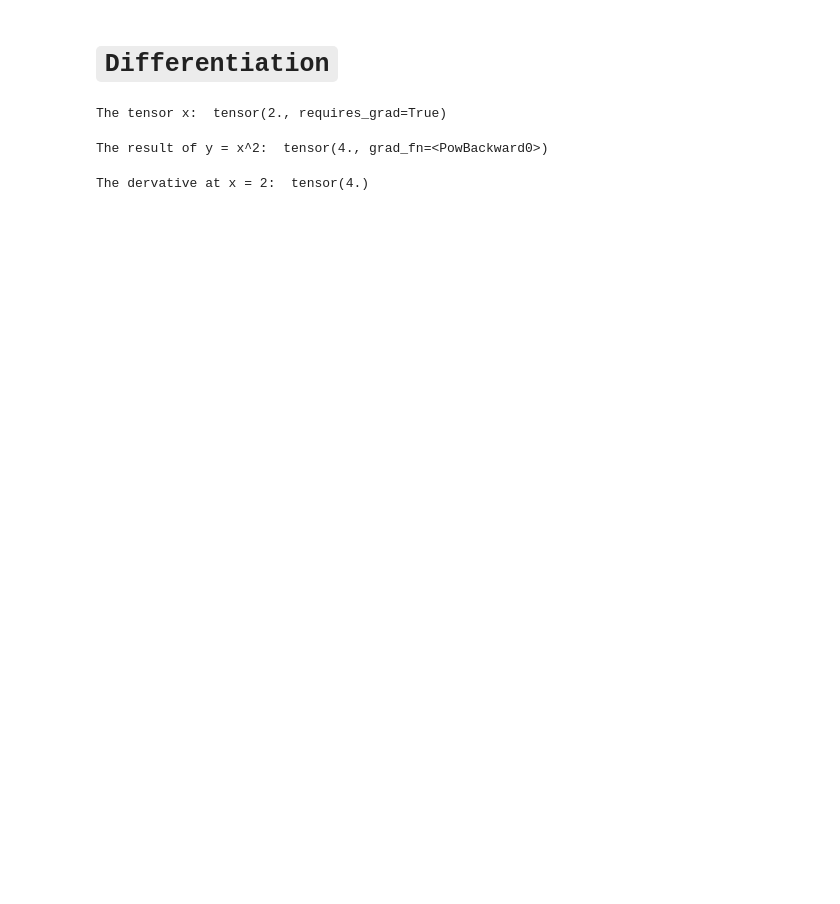
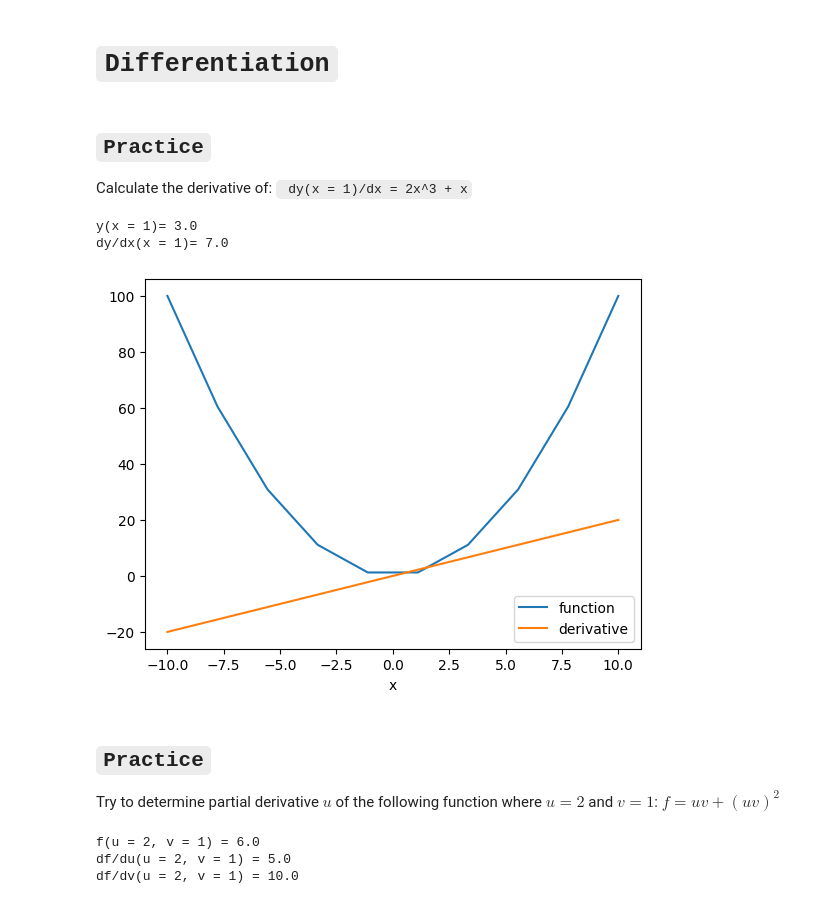
Before and after one commit to tauantorres/deep-neural-networks-with-pytorch, a Jupyter notebook: semana-1-pt-3.ipynb, the cells around one changed output. Saved outputs shown, nothing was run; the diff lists cells and outputs as text; code cells hidden in the pictures; blank space fills up the shorter version.

```diff
--- a/semana-1-pt-3.ipynb
+++ b/semana-1-pt-3.ipynb
@@ -5,24 +5,50 @@
 
 import torch
 import matplotlib.pylab as plt
-# %%
-# Create a tensor x
-
-x = torch.tensor(2.0, requires_grad = True)
-print("The tensor x: ", x)
-# %% [output]
-The tensor x:  tensor(2., requires_grad=True)
-# %%
-# Create a tensor y according to y = x^2
-
-y = x ** 2
-print("The result of y = x^2: ", y)
-# %% [output]
-The result of y = x^2:  tensor(4., grad_fn=<PowBackward0>)
-# %%
-# Take the derivative. Try to print out the derivative at the value x = 2
-
-y.backward()
-print("The dervative at x = 2: ", x.grad)
-# %% [output]
-The dervative at x = 2:  tensor(4.)
+# %% [markdown]
+<h2><code>Practice</code></h2>
+Calculate the derivative of: <code> dy(x = 1)/dx = 2x^3 + x</code>
+# %%
+x = torch.tensor(1.0, requires_grad=True)
+
+y = 2*(x**3) + x
+print(f"y(x = 1)= {y}")
+
+y.backward()
+print(f"dy/dx(x = 1)= {x.grad}")
+# %% [output]
+y(x = 1)= 3.0
+dy/dx(x = 1)= 7.0
+# %%
+# Calculate the derivative with multiple values
+
+x = torch.linspace(-10, 10, 10, requires_grad = True)
+Y = x ** 2
+
+y = torch.sum(Y)
+y.backward()
+
+plt.plot(x.detach().numpy(), Y.detach().numpy(), label = 'function')
+plt.plot(x.detach().numpy(), x.grad.detach().numpy(), label = 'derivative')
+plt.xlabel('x')
+plt.legend()
+plt.show()
+# %% [output]
+[figure, added]
+# %% [markdown]
+## `Practice`
+Try to determine partial derivative  $u$ of the following function where $u=2$ and $v=1$: $ f=uv+(uv)^2$
+# %%
+u = torch.tensor(2.0, requires_grad = True)
+v = torch.tensor(1.0, requires_grad = True)
+
+f = u * v + (u * v) ** 2
+print(f"f(u = 2, v = 1) = {f}")
+
+f.backward()
+print(f"df/du(u = 2, v = 1) = {u.grad}")
+print(f"df/dv(u = 2, v = 1) = {v.grad}")
+# %% [output]
+f(u = 2, v = 1) = 6.0
+df/du(u = 2, v = 1) = 5.0
+df/dv(u = 2, v = 1) = 10.0
```
Also changed, not shown: parts of 5 cells of this notebook, 1 other file.
